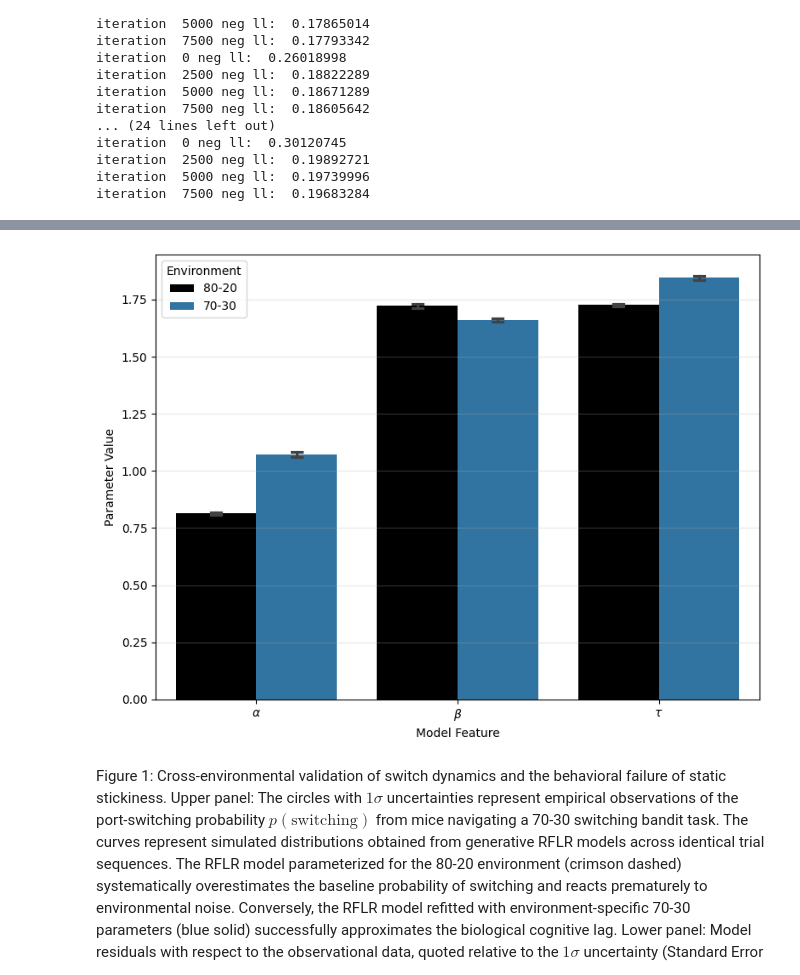
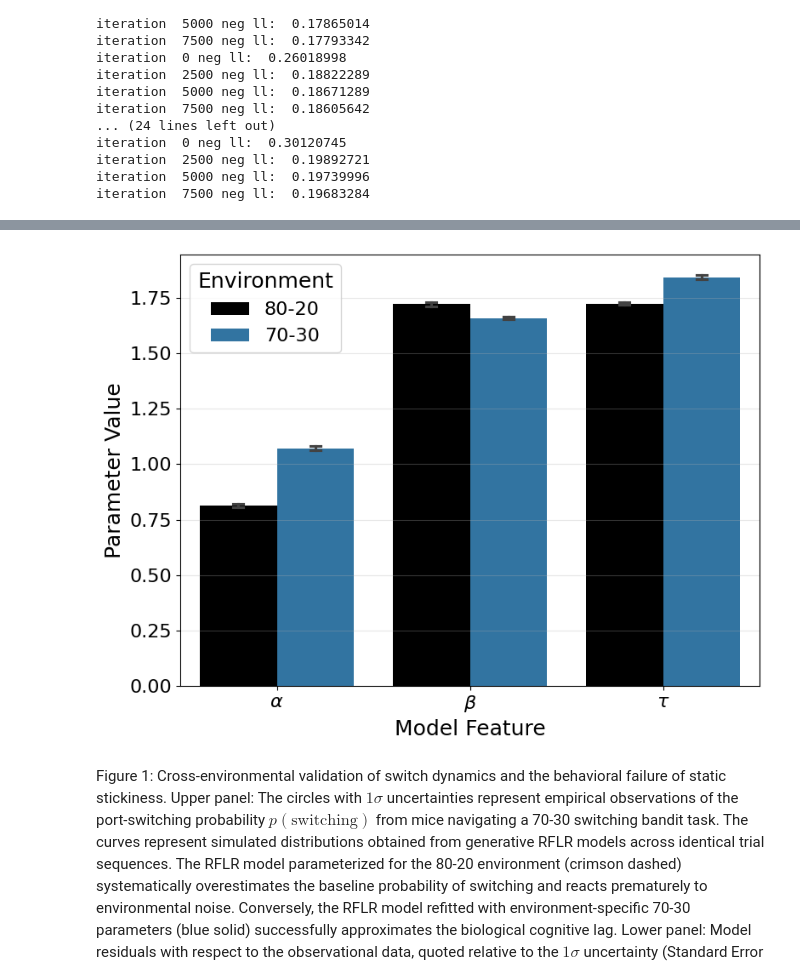
Before and after one commit to BobRice1/Stochastic-Switching-Bandits, a Jupyter notebook: Extensions/p2_generative_fits/Phase2_analysis.ipynb, the cells around one changed output, grey strips where cells are left out. Saved outputs shown, nothing was run; the diff lists cells and outputs as text; code cells hidden in the pictures.

Commit message:
Figure adptation and stylistic paper changes

```diff
--- a/Extensions/p2_generative_fits/Phase2_analysis.ipynb
+++ b/Extensions/p2_generative_fits/Phase2_analysis.ipynb
@@ -240,36 +249,38 @@ sim_rflr_70_old_parameters, sim_sticky_old_parameters, sim_ideal_old_parameters
 # %%
 df_params = cv_results.melt(
     id_vars=["Condition", "Fold", "Test_LL"],
     value_vars=["Alpha", "Beta", "Tau"],
     var_name="Parameter",
     value_name="Value",
 )
 
 df_params["Parameter"] = df_params["Parameter"].replace(
     {"Alpha": r"$\alpha$", "Beta": r"$\beta$", "Tau": r"$\tau$"}
 )
 
 plt.figure(figsize=(8, 6))
 
 sns.barplot(
     data=df_params,
     x="Parameter",
     y="Value",
     hue="Condition",
     palette=["black", "tab:blue"],
     capsize=0.1,
     errorbar="se",
 )
 
-plt.ylabel("Parameter Value")
-plt.xlabel("Model Feature")
-plt.legend(title="Environment")
+plt.ylabel("Parameter Value", fontsize=18)
+plt.xlabel("Model Feature", fontsize=18)
+plt.xticks(fontsize=16)
+plt.yticks(fontsize=16)
+plt.legend(title="Environment", fontsize=16, title_fontsize=18)
 plt.grid(axis="y", alpha=0.3)
 plt.tight_layout()
 plt.savefig(os.path.join(fig_dir, "Parameter Shift.pdf"), dpi=300, bbox_inches="tight")
 plt.show()
 # %% [output]
-[figure, old version]
+[figure, new version]
 # %%
 def get_switch_prob_around_transition(sessions, targets, window_pre=3, window_post=5):
     aligned_switches = {i: [] for i in range(-window_pre, window_post + 1)}
```
Also changed, not shown: parts of 3 cells of this notebook, 6 other files.
